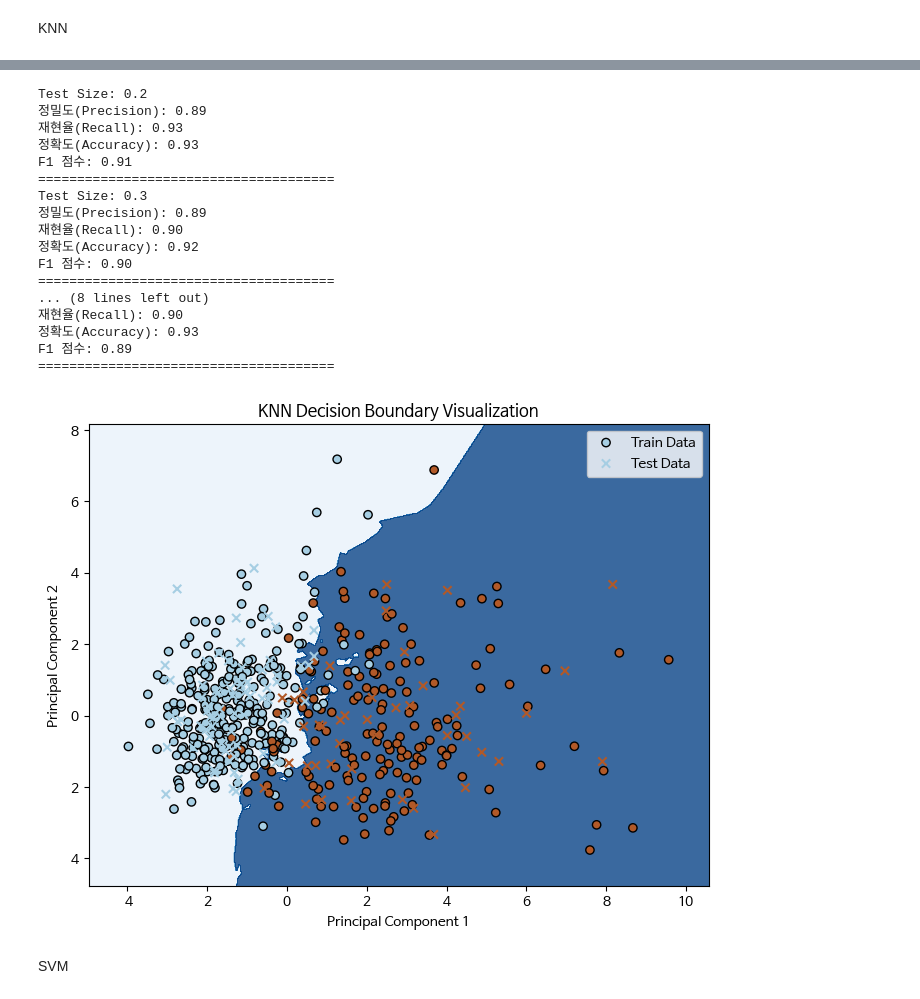
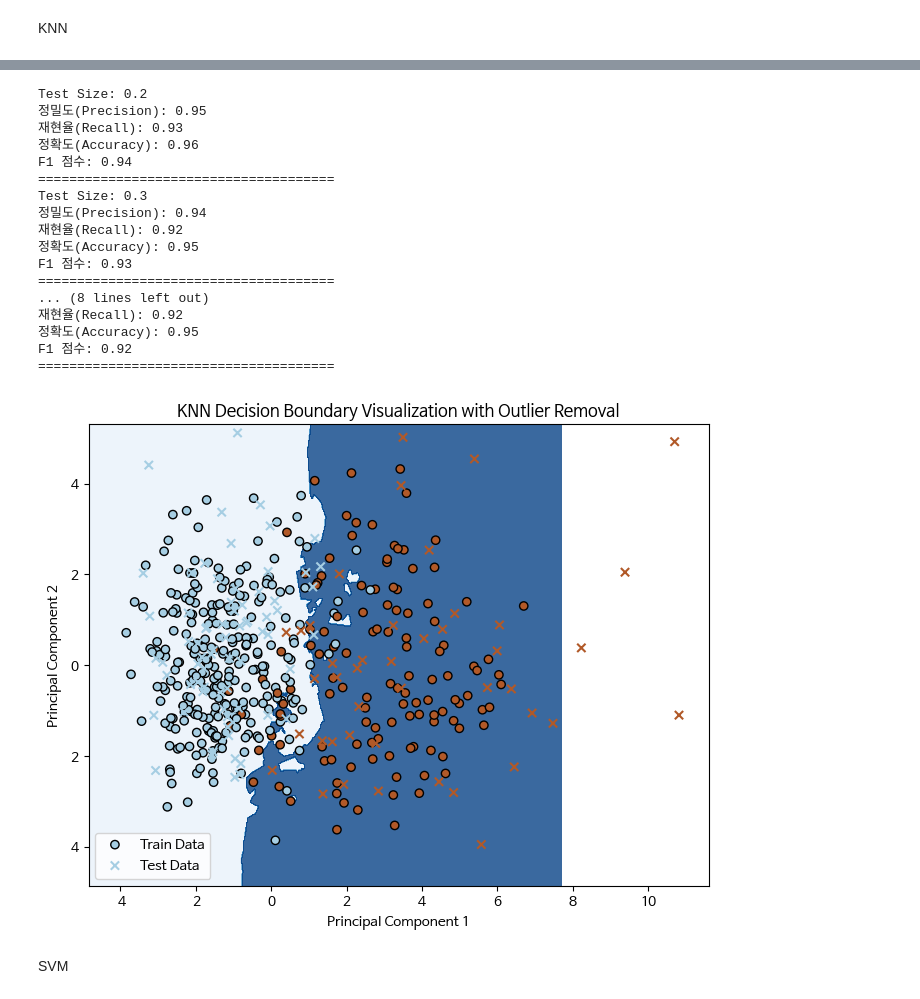
Before and after one commit to newgodin/hoseomachine, a Jupyter notebook: 유방암진단.ipynb, the cells around one changed output, grey strips where cells are left out. Cells and saved outputs as stored; diff of their text form; code cells hidden in the pictures.

```diff
--- a/유방암진단.ipynb
+++ b/유방암진단.ipynb
@@ -616,23 +730,31 @@ from sklearn.metrics import precision_score, recall_score, accuracy_score, f1_sc
 
 # test size를 변화시키면서 반복
 for test_size in [0.2, 0.3, 0.4, 0.5]:
-    # 트레인 테스트 스플릿
+   # 트레인 테스트 스플릿
     X_train, X_test, y_train, y_test = train_test_split(mean_columns, target, test_size=test_size, random_state=42)
 
+    # IQR을 사용하여 이상치 제거
+    Q1 = X_train.quantile(0.25)
+    Q3 = X_train.quantile(0.75)
+    IQR = Q3 - Q1
+    lower_bound = Q1 - 1.5 * IQR
+    upper_bound = Q3 + 1.5 * IQR
+
+    # 이상치 제거
+    X_train_no_outliers = X_train[(X_train >= lower_bound) & (X_train <= upper_bound)].dropna()
+    y_train_no_outliers = y_train.loc[X_train_no_outliers.index]
+
     # 데이터 스케일링
-    X_train_scaled = scaler.fit_transform(X_train)
+    scaler = StandardScaler()
+    X_train_scaled = scaler.fit_transform(X_train_no_outliers)
     X_test_scaled = scaler.transform(X_test)
 
-    # PCA를 사용하여 2차원으로 축소
-    X_train_pca = pca.fit_transform(X_train_scaled)
-    X_test_pca = pca.transform(X_test_scaled)
+    # KNN 모델 생성 및 학습
+    knn_model = KNeighborsClassifier(n_neighbors=5)  # 예시로 5개의 이웃 사용
+    knn_model.fit(X_train_scaled, y_train_no_outliers)
 
-    # KNN 모델 생성 및 학습
-    knn_model = KNeighborsClassifier(n_neighbors=5)
-    knn_model.fit(X_train_pca, y_train)
-
-    # KNN 모델의 예측
-    y_pred = knn_model.predict(X_test_pca)
+    # 테스트 데이터에 대한 예측
+    y_pred = knn_model.predict(X_test_scaled)
 
     # 정밀도, 재현율, 정확도, F1 점수 계산
     precision = precision_score(y_test, y_pred)
@@ -649,21 +771,21 @@ for test_size in [0.2, 0.3, 0.4, 0.5]:
     print("======================================")
 # %% [output]
 Test Size: 0.2
-정밀도(Precision): 0.89
+정밀도(Precision): 0.95
 재현율(Recall): 0.93
-정확도(Accuracy): 0.93
-F1 점수: 0.91
+정확도(Accuracy): 0.96
+F1 점수: 0.94
 ======================================
 Test Size: 0.3
-정밀도(Precision): 0.89
-재현율(Recall): 0.90
-정확도(Accuracy): 0.92
-F1 점수: 0.90
+정밀도(Precision): 0.94
+재현율(Recall): 0.92
+정확도(Accuracy): 0.95
+F1 점수: 0.93
 ======================================
 ... (8 lines left out)
-재현율(Recall): 0.90
-정확도(Accuracy): 0.93
-F1 점수: 0.89
+재현율(Recall): 0.92
+정확도(Accuracy): 0.95
+F1 점수: 0.92
 ======================================
 # %%
 import pandas as pd
@@ -685,46 +807,57 @@ target = df1['판정']
 # 트레인 테스트 스플릿
 X_train, X_test, y_train, y_test = train_test_split(mean_columns, target, test_size=0.2, random_state=42)
 
+# IQR을 사용하여 이상치 제거
+Q1 = X_train.quantile(0.25)
+Q3 = X_train.quantile(0.75)
+IQR = Q3 - Q1
+lower_bound = Q1 - 1.5 * IQR
+upper_bound = Q3 + 1.5 * IQR
+
+# 이상치 제거
+X_train_no_outliers = X_train[(X_train >= lower_bound) & (X_train <= upper_bound)].dropna()
+y_train_no_outliers = y_train.loc[X_train_no_outliers.index]
+
 # 데이터 스케일링
 scaler = StandardScaler()
-X_train_scaled = scaler.fit_transform(X_train)
+X_train_scaled = scaler.fit_transform(X_train_no_outliers)
 X_test_scaled = scaler.transform(X_test)
 
 # PCA를 사용하여 2차원으로 축소
 pca = PCA(n_components=2)
 X_train_pca = pca.fit_transform(X_train_scaled)
 X_test_pca = pca.transform(X_test_scaled)
 
 # KNN 모델 생성 및 학습
 knn_model = KNeighborsClassifier(n_neighbors=5)
-knn_model.fit(X_train_pca, y_train)
+knn_model.fit(X_train_pca, y_train_no_outliers)
 
 # 결정 경계 시각화
 h = .02  # mesh의 스텝 사이즈
 
 x_min, x_max = X_train_pca[:, 0].min() - 1, X_train_pca[:, 0].max() + 1
 y_min, y_max = X_train_pca[:, 1].min() - 1, X_train_pca[:, 1].max() + 1
 xx, yy = np.meshgrid(np.arange(x_min, x_max, h), np.arange(y_min, y_max, h))
 
 Z = knn_model.predict(np.c_[xx.ravel(), yy.ravel()])
 
 # 결과를 색으로 표시
 Z = Z.reshape(xx.shape)
 
 plt.figure(figsize=(8, 6))
 plt.contourf(xx, yy, Z, cmap=plt.cm.Blues, alpha=0.8)
 
 # 훈련 데이터와 테스트 데이터를 플로팅
-scatter_train = plt.scatter(X_train_pca[:, 0], X_train_pca[:, 1], c=y_train, cmap=plt.cm.Paired, edgecolor='k', marker='o')
+scatter_train = plt.scatter(X_train_pca[:, 0], X_train_pca[:, 1], c=y_train_no_outliers, cmap=plt.cm.Paired, edgecolor='k', marker='o')
 scatter_test = plt.scatter(X_test_pca[:, 0], X_test_pca[:, 1], c=y_test, cmap=plt.cm.Paired, edgecolor='k', marker='x')
 
 plt.legend([scatter_train, scatter_test], ['Train Data', 'Test Data'])
-plt.title('KNN Decision Boundary Visualization')
+plt.title('KNN Decision Boundary Visualization with Outlier Removal')
 plt.xlabel('Principal Component 1')
 plt.ylabel('Principal Component 2')
 plt.show()
 # %% [output]
-[figure, old version]
+[figure, new version]
 # %% [markdown]
 SVM
 # %%
```
Also changed, not shown: parts of 18 cells of this notebook.
